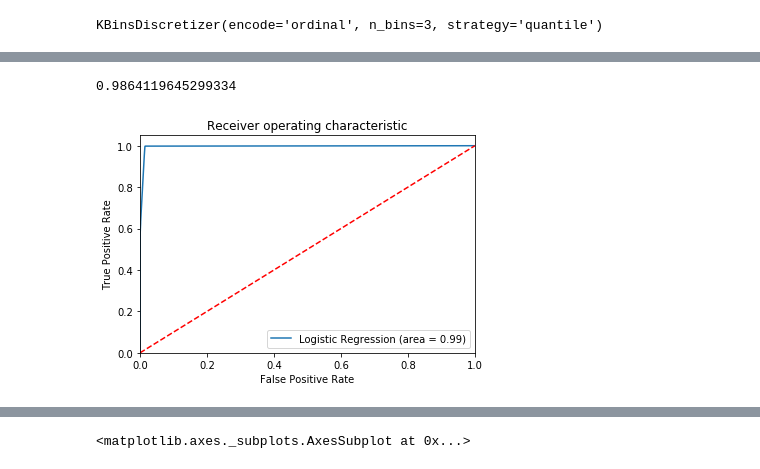
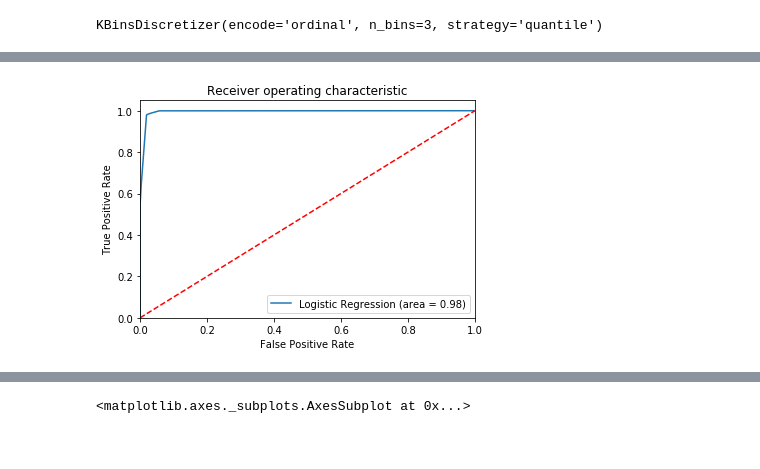
Before and after one commit to tbazzi/Data-Science---Fullstack-Bootcamp, a Jupyter notebook: S4_Projet_FraudulentActivity_V2.ipynb, the cells around one changed output, grey strips where cells are left out. Drawn from its saved outputs; the diff is of its cells as text; code cells hidden in the pictures.

```diff
--- a/S4_Projet_FraudulentActivity_V2.ipynb
+++ b/S4_Projet_FraudulentActivity_V2.ipynb
@@ -202,6 +204,9 @@ data_fraud_dumm.head()
 # %%
-'''from sklearn.preprocessing import StandardScaler
+from sklearn.preprocessing import StandardScaler
 sc_x = StandardScaler()
 #X = data_fraud[["user_id", "purchase_value", "device_id", "source", "browser", "sex", "age", "country", "time"]]
 X = data_fraud_dumm[[ "purchase_value", "age", "time", "device_fraud"]]
-X = sc_x.fit_transform(X)'''
+X = sc_x.fit_transform(X)
+X = pd.DataFrame(X, columns=[ "purchase_value", "age", "time", "device_fraud"])
+X = X.join(data_fraud_dumm.iloc[:,5:])
+X.head()
@@ -251,26 +269,19 @@ sns.heatmap(cm, annot=True, fmt="d", ax = ax)
-# %%
-from sklearn.ensemble import RandomForestClassifier
-rfc = RandomForestClassifier(criterion= 'gini', max_depth= 8, max_features= 'auto', n_estimators= 1, random_state= 0)
-rfc.fit(X_train, y_train)
-rfc.score(X_test, y_test)
-# %% [output]
-0.9864119645299334
 # %%
 #ROC-AUC
 from sklearn.metrics import roc_auc_score
 from sklearn.metrics import roc_curve
-logit_roc_auc = roc_auc_score(y, rfc.predict(X))
-fpr, tpr, thresholds = roc_curve(y, rfc.predict_proba(X)[:,1])
+logit_roc_auc = roc_auc_score(y, clfG.best_estimator_.predict(X))
+fpr, tpr, thresholds = roc_curve(y, clfG.best_estimator_.predict_proba(X)[:,1])
 plt.figure()
 plt.plot(fpr, tpr, label='Logistic Regression (area = %0.2f)' % logit_roc_auc)
 plt.plot([0, 1], [0, 1],'r--')
 plt.xlim([0.0, 1.0])
 plt.ylim([0.0, 1.05])
 plt.xlabel('False Positive Rate')
 plt.ylabel('True Positive Rate')
 plt.title('Receiver operating characteristic')
 plt.legend(loc="lower right")
 plt.savefig('Log_ROC')
 plt.show()
 # %% [output]
-[figure, old version]
+[figure, new version]
```
Also changed, not shown: parts of 16 cells of this notebook.
